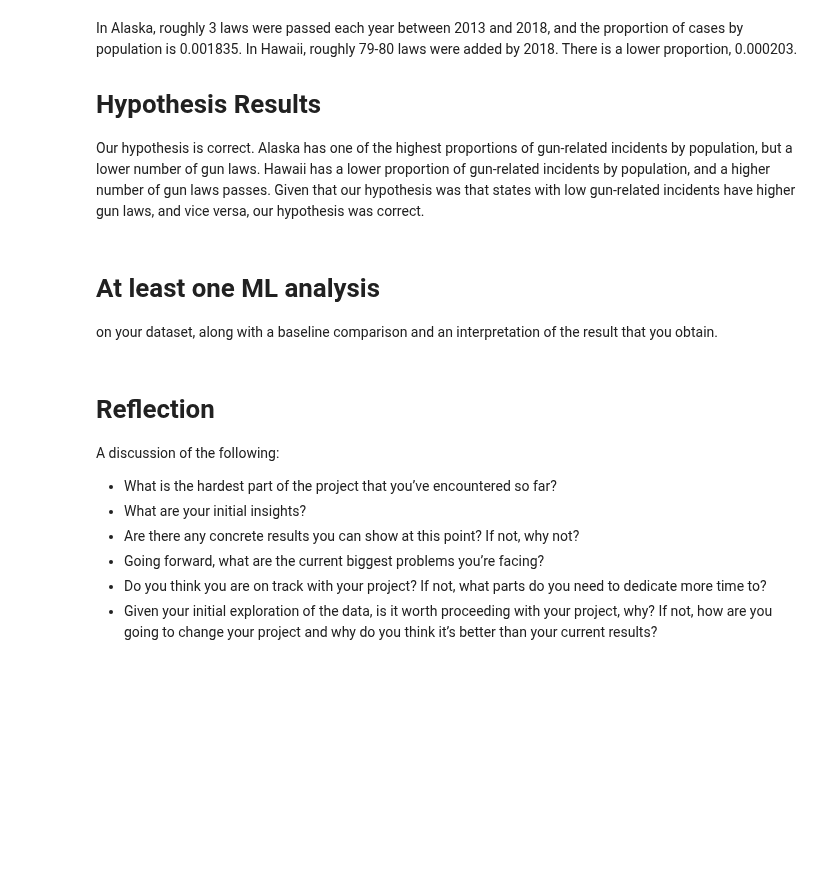
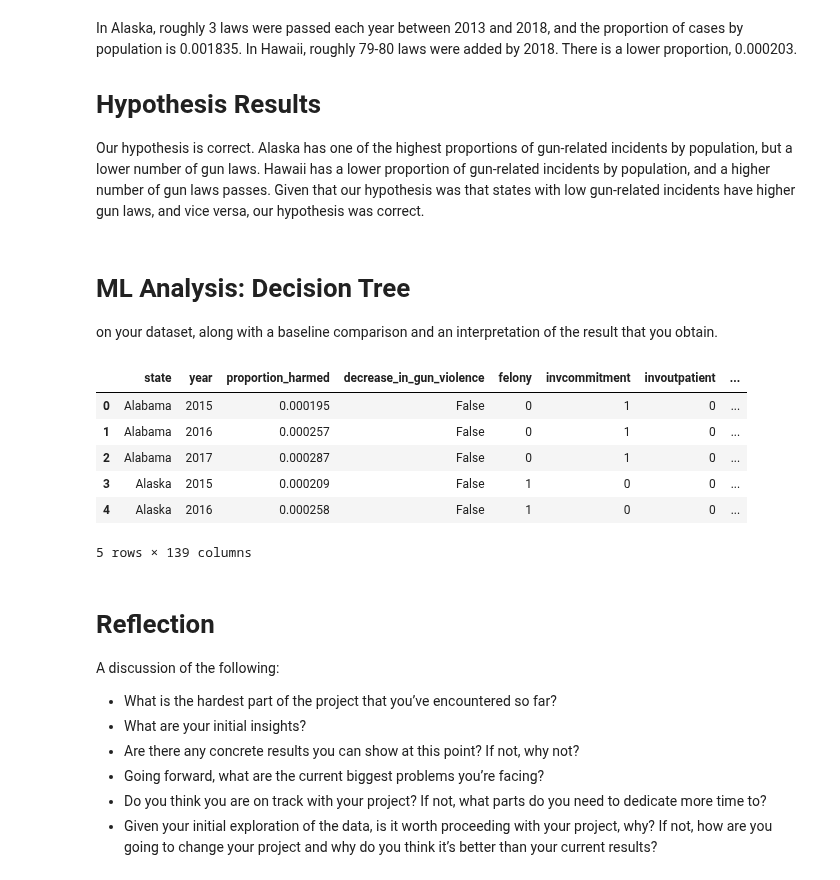
Before and after one commit to uic-cs418/cs418-spring22-purple, a Jupyter notebook: progress_report.ipynb, the cells around one changed output. Cells and saved outputs as stored; diff of their text form; code cells hidden in the pictures; blank space fills up the shorter version.

Commit message:
Update progress_report.ipynb
Added import to .py file for machine learning functions

```diff
--- a/progress_report.ipynb
+++ b/progress_report.ipynb
@@ -108,8 +108,22 @@ In Alaska, roughly 3 laws were passed each year between 2013 and 2018, and the p
 
 Our hypothesis is correct. Alaska has one of the  highest proportions of gun-related incidents by population, but a lower number of gun laws. Hawaii has a lower proportion of gun-related incidents by population, and a higher number of gun laws passes. Given that our hypothesis was that states with low gun-related incidents have higher gun laws, and vice versa, our hypothesis was correct.
 # %% [markdown]
-# At least one ML analysis
+# ML Analysis: Decision Tree
 on your dataset, along with a baseline comparison and an interpretation of the result that you obtain.
+# %%
+gun_cases = 'gun-violence-data_01-2013_03-2018.csv'
+gun_laws = 'statefirearmlaws.csv'
+population = 'us_states_census.csv'
+data = machine_learning.combineDatasets(gun_cases, gun_laws, population)
+data.head(5)
+# %% [output]
+|  | state | year | proportion_harmed | decrease_in_gun_violence | felony | invcommitment | invoutpatient | ... |
+| 0 | Alabama | 2015 | 0.000195 | False | 0 | 1 | 0 | ... |
+| 1 | Alabama | 2016 | 0.000257 | False | 0 | 1 | 0 | ... |
+| 2 | Alabama | 2017 | 0.000287 | False | 0 | 1 | 0 | ... |
+| 3 | Alaska | 2015 | 0.000209 | False | 1 | 0 | 0 | ... |
+| 4 | Alaska | 2016 | 0.000258 | False | 1 | 0 | 0 | ... |
+5 rows × 139 columns
 # %% [markdown]
 # Reflection
 A discussion of the following:
```
Also changed, not shown: parts of 3 cells of this notebook.
